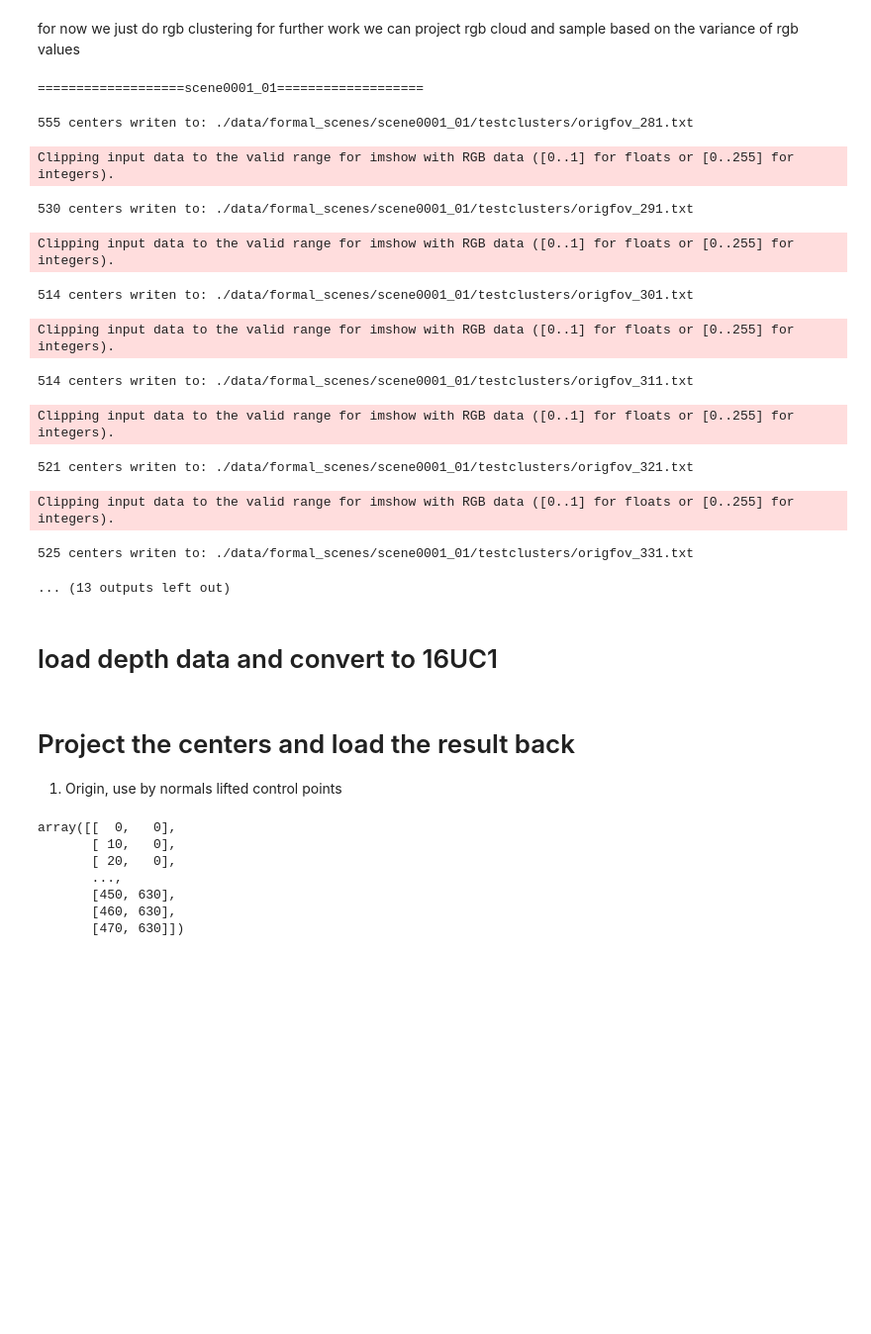
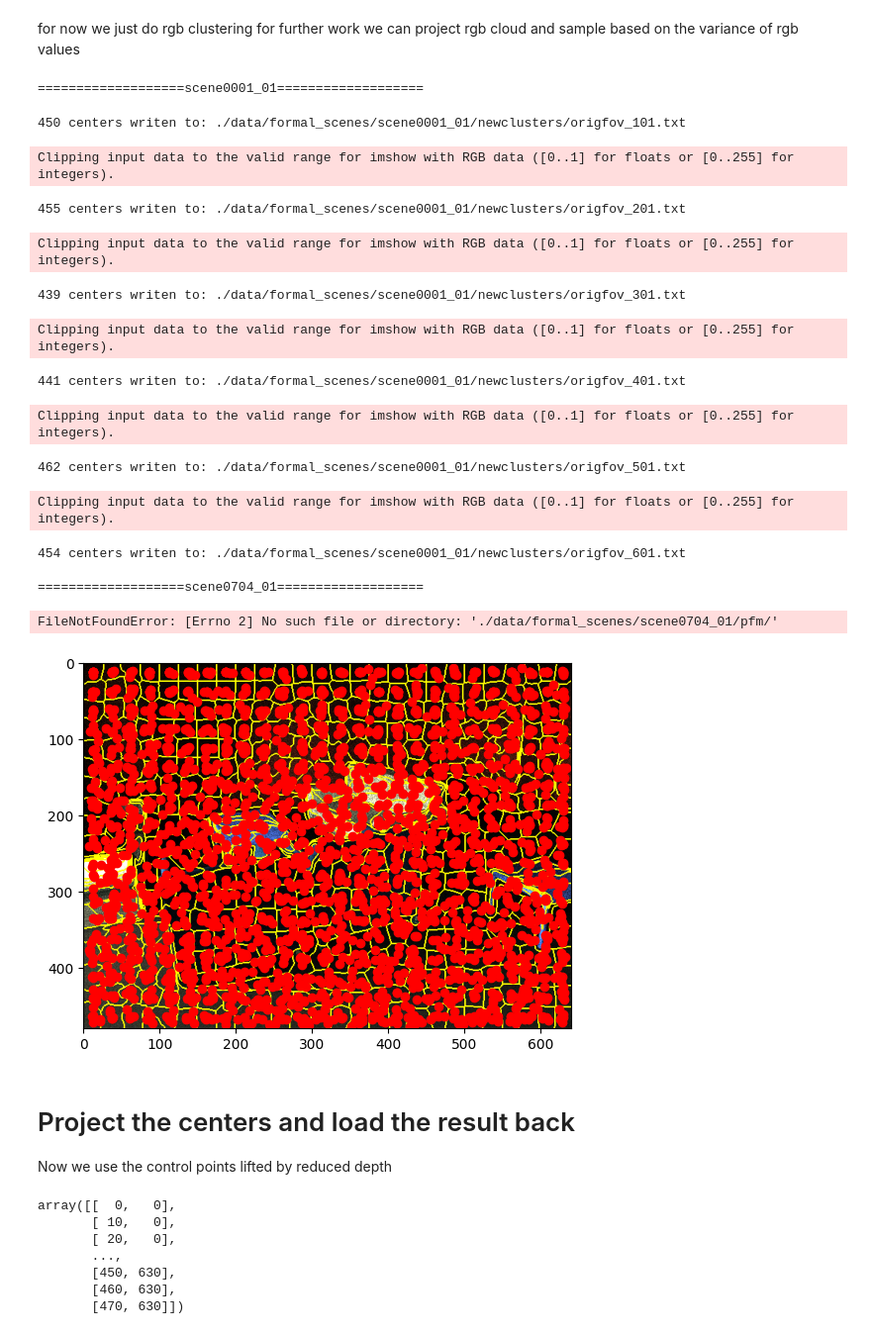
Before and after one commit to Dawnborn/Superpixel, a Jupyter notebook: superpixel.ipynb, the cells around one changed output. Shown: that part at 99% size. Drawn from its saved outputs; the diff is of its cells as text; code cells hidden in the pictures; blank space fills up the shorter version.

```diff
--- a/superpixel.ipynb
+++ b/superpixel.ipynb
@@ -97,11 +28,18 @@ cluster_fold = "testclusters/"
+# %%
+# img_root = "./scene0002_00/every2_replaced_ldr/"
+scene_root = "./data/formal_scenes/"
+# scene_name = "scene0001_01/"
+hdr_fold = "hdr/"
+depth_fold = "depth/"
+normal_fold = "normal/"
+cluster_fold = "newclusters/"
 # %%
-img_start = 280
-img_end = 400
-img_step = 10 #!!!!
-# img_step = 1
-# generate centers and save under correponding folders
-numSegments = 600 #!!!!
-# numSegments = 10
+img_start = 100
+img_end = 1000
+img_step = 100 #!!!!
+
+numSegments = 500 #!!!!
+
 folder = "pfm/" # change to normal or basecolor or ldr for now
 # normal_dirs = os.listdir(normal_root+scene_name)
 
@@ -112,6 +50,8 @@ for scene_name in os.listdir(scene_root):
     scene_name = scene_name + "/"
 
     img_dirs = sorted(os.listdir(scene_root+scene_name+folder),key=mykey)
+
+    img_end = len(img_dirs)
 
     for id_img, img_dir in tqdm(enumerate(img_dirs)):
 
@@ -128,40 +68,41 @@ for scene_name in os.listdir(scene_root):
             image = cv2.imread(scene_root+scene_name+folder+img_dir, cv2.IMREAD_UNCHANGED)
         else:
             image = img_as_float(io.imread(scene_root+scene_name+folder+img_dir))
 
         segments = slic(image, n_segments = numSegments, sigma = 3, compactness=1, max_size_factor=1)
         # those look similar share the same envmap, either is really similar or they are robust to different envmaps
 
         numResult = len(set(segments.flatten()))
         centers = np.zeros([numResult,2])
         for s in range(segments.min(), segments.max()+1):
             centers[s-1,:]=np.argwhere(segments==s).mean(axis=0)
         centers = centers.round()
         plt.imshow(mark_boundaries(image, segments))
 
         plt.scatter(centers[:,1],centers[:,0],marker='o',color='r')
         cluster_path = scene_root + scene_name + cluster_fold
         if not os.path.exists(cluster_path):
             os.mkdir(cluster_path)
         output_path = cluster_path+img_dir.split('.')[0]+".txt"
         print(str(centers.shape[0])+" centers writen to: "+output_path+"\n")
         # break
         np.savetxt(output_path,centers,fmt='%d')
 
-    break
+    # break
 # %% [output]
 ===================scene0001_01===================
-555 centers writen to: ./data/formal_scenes/scene0001_01/testclusters/origfov_281.txt
+450 centers writen to: ./data/formal_scenes/scene0001_01/newclusters/origfov_101.txt
 Clipping input data to the valid range for imshow with RGB data ([0..1] for floats or [0..255] for integers).
-530 centers writen to: ./data/formal_scenes/scene0001_01/testclusters/origfov_291.txt
+455 centers writen to: ./data/formal_scenes/scene0001_01/newclusters/origfov_201.txt
 Clipping input data to the valid range for imshow with RGB data ([0..1] for floats or [0..255] for integers).
-514 centers writen to: ./data/formal_scenes/scene0001_01/testclusters/origfov_301.txt
+439 centers writen to: ./data/formal_scenes/scene0001_01/newclusters/origfov_301.txt
 Clipping input data to the valid range for imshow with RGB data ([0..1] for floats or [0..255] for integers).
-514 centers writen to: ./data/formal_scenes/scene0001_01/testclusters/origfov_311.txt
+441 centers writen to: ./data/formal_scenes/scene0001_01/newclusters/origfov_401.txt
 Clipping input data to the valid range for imshow with RGB data ([0..1] for floats or [0..255] for integers).
-521 centers writen to: ./data/formal_scenes/scene0001_01/testclusters/origfov_321.txt
+462 centers writen to: ./data/formal_scenes/scene0001_01/newclusters/origfov_501.txt
 Clipping input data to the valid range for imshow with RGB data ([0..1] for floats or [0..255] for integers).
-525 centers writen to: ./data/formal_scenes/scene0001_01/testclusters/origfov_331.txt
+454 centers writen to: ./data/formal_scenes/scene0001_01/newclusters/origfov_601.txt
+
+===================scene0704_01===================
-... (13 outputs left out)
+FileNotFoundError: [Errno 2] No such file or directory: './data/formal_scenes/scene0704_01/pfm/'
+[figure, added]
-# %% [markdown]
-# load depth data and convert to 16UC1
@@ -197,6 +109,6 @@ Clipping input data to the valid range for imshow with RGB data ([0..1] for floa
 # %% [markdown]
 # Project the centers and load the result back
-1. Origin, use by normals lifted control points
+Now we use the control points lifted by reduced depth
 # %%
 import numpy as np
 import open3d as o3d
```
Also changed, not shown: parts of 18 cells of this notebook, 2 other files.
